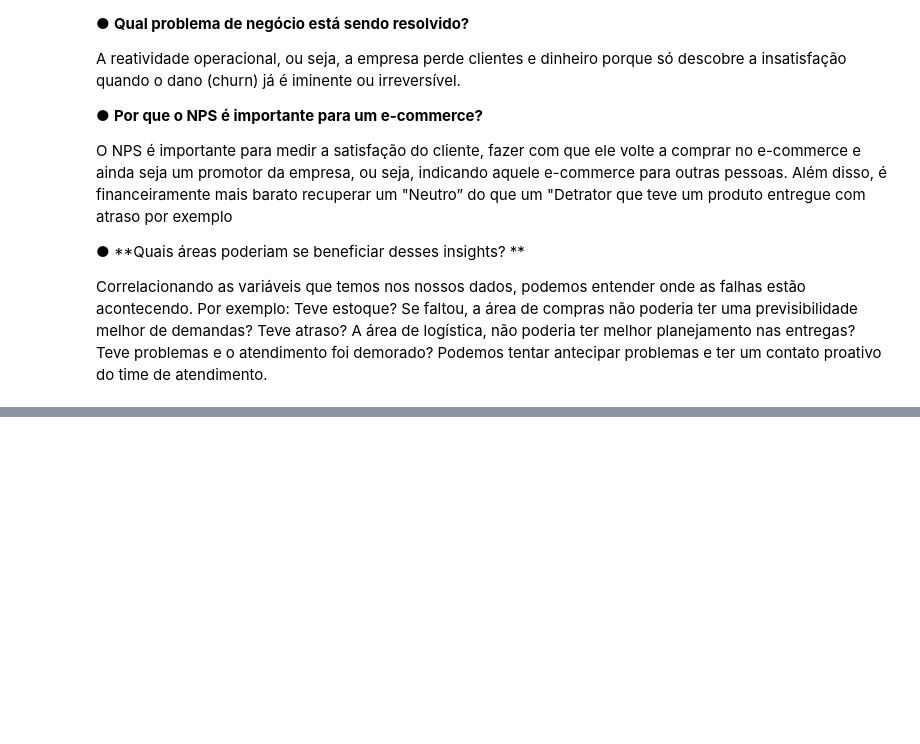
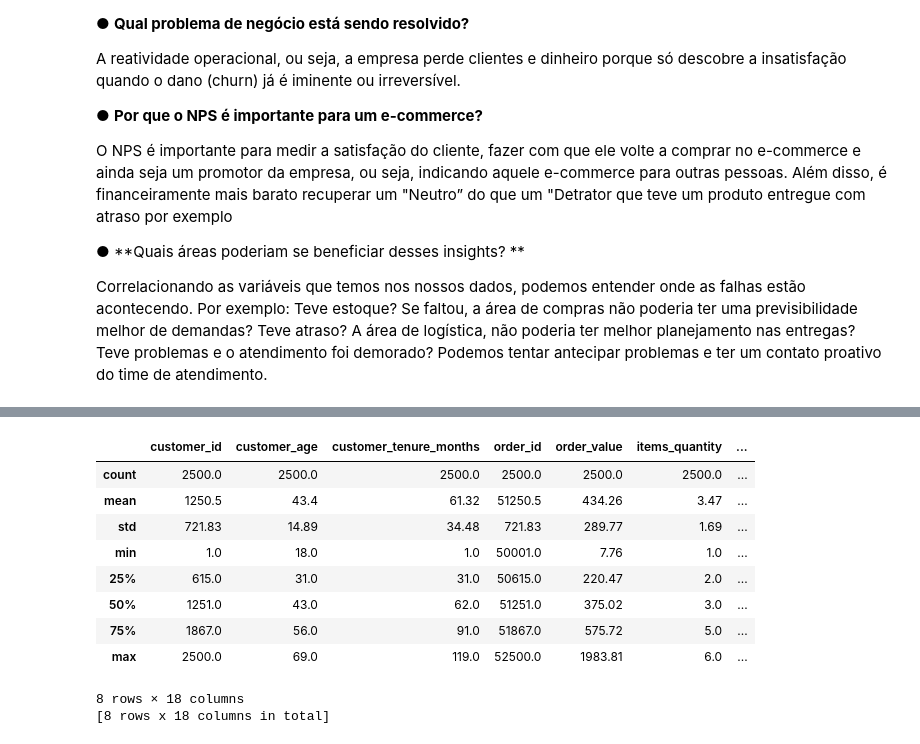
Before and after one commit to vanessahay/1IAST-TechChallenge, a Jupyter notebook: Fase 1/Notebook/1IAST-TechChallenge-Fase1.ipynb, the cells around one changed output, grey strips where cells are left out. Drawn from its saved outputs; the diff is of its cells as text; code cells hidden in the pictures; blank space fills up the shorter version.

```diff
--- a/Fase 1/Notebook/1IAST-TechChallenge-Fase1.ipynb
+++ b/Fase 1/Notebook/1IAST-TechChallenge-Fase1.ipynb
@@ -72,0 +101,9 @@ df
+# %%
+#Declaracao das variaveis
+PROJECT_ID = "vanehay"
+DATASET_ID = "1IAST"
+TABLE_NAME = "desafio_nps_fase_1"
+table_ref = f"{PROJECT_ID}.{DATASET_ID}.{TABLE_NAME}"
+# %%
+df_full_nps = bpd.read_gbq(table_ref)
+df_full_nps.head()
@@ -72,0 +156,14 @@ df
+# %%
+df_full_nps.describe().round(2)
+# %% [output]
+|  | customer_id | customer_age | customer_tenure_months | order_id | order_value | items_quantity | ... |
+| count | 2500.0 | 2500.0 | 2500.0 | 2500.0 | 2500.0 | 2500.0 | ... |
+| mean | 1250.5 | 43.4 | 61.32 | 51250.5 | 434.26 | 3.47 | ... |
+| std | 721.83 | 14.89 | 34.48 | 721.83 | 289.77 | 1.69 | ... |
+| min | 1.0 | 18.0 | 1.0 | 50001.0 | 7.76 | 1.0 | ... |
+| 25% | 615.0 | 31.0 | 31.0 | 50615.0 | 220.47 | 2.0 | ... |
+| 50% | 1251.0 | 43.0 | 62.0 | 51251.0 | 375.02 | 3.0 | ... |
+| 75% | 1867.0 | 56.0 | 91.0 | 51867.0 | 575.72 | 5.0 | ... |
+| max | 2500.0 | 69.0 | 119.0 | 52500.0 | 1983.81 | 6.0 | ... |
+8 rows × 18 columns
+[8 rows x 18 columns in total]
```
Also changed, not shown: parts of 9 cells of this notebook.
